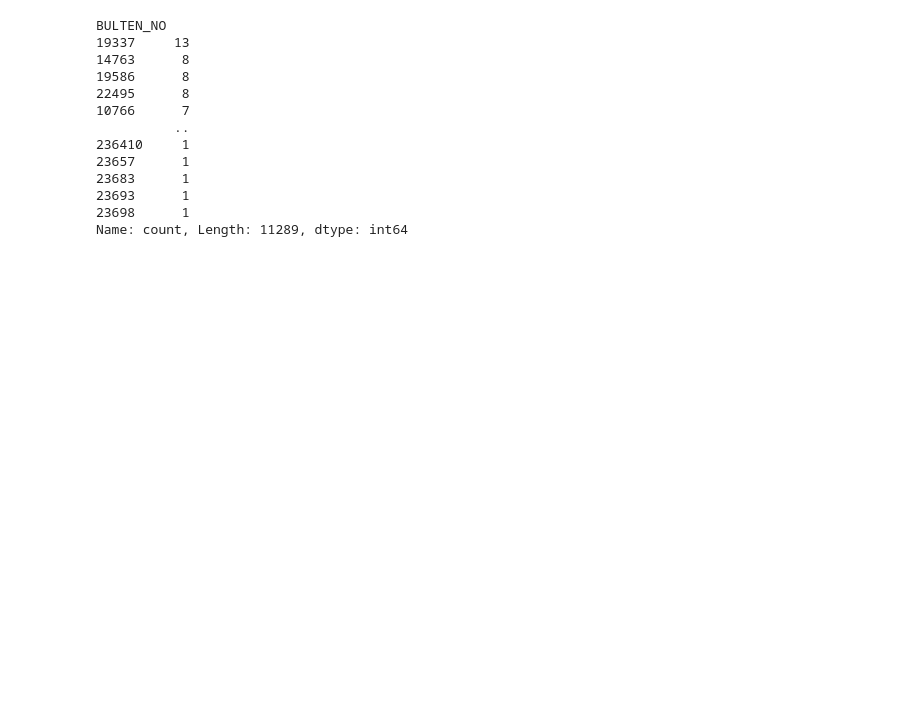
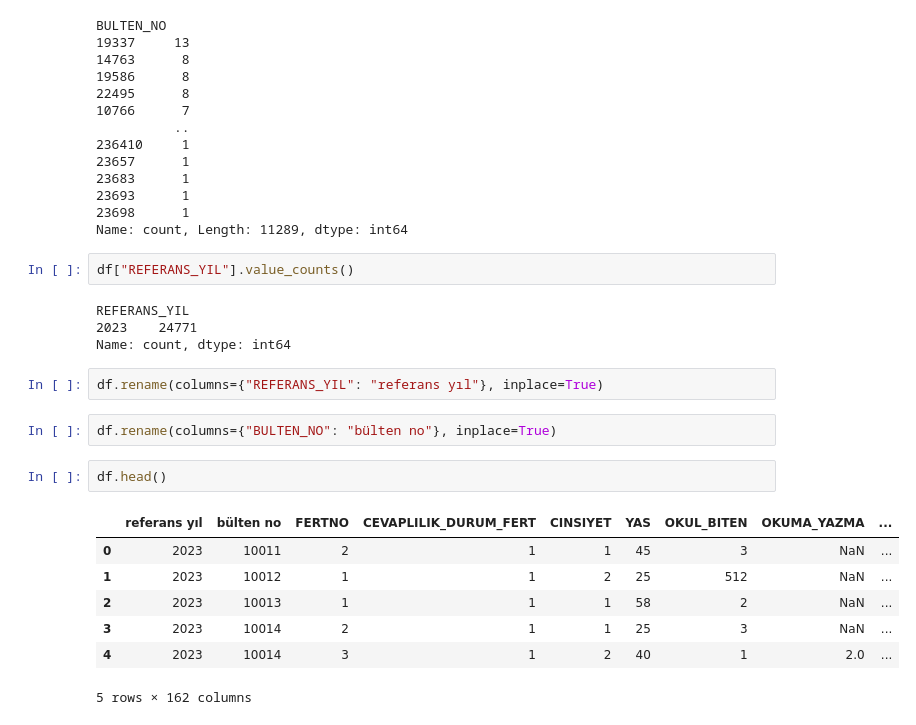
Before and after one commit to dilarasenay/hanehalki-bilisim-teknolojileri-tuik, a Jupyter notebook: 2023yili.ipynb, the cells around one changed output. Drawn from its saved outputs; the diff is of its cells as text; blank space fills up the shorter version.

```diff
--- a/2023yili.ipynb
+++ b/2023yili.ipynb
@@ -28,3 +28,23 @@ BULTEN_NO
 23693      1
 23698      1
 Name: count, Length: 11289, dtype: int64
+# %%
+df["REFERANS_YIL"].value_counts()
+# %% [output]
+REFERANS_YIL
+2023    24771
+Name: count, dtype: int64
+# %%
+df.rename(columns={"REFERANS_YIL": "referans yıl"}, inplace=True)
+# %%
+df.rename(columns={"BULTEN_NO": "bülten no"}, inplace=True)
+# %%
+df.head()
+# %% [output]
+|  | referans yıl | bülten no | FERTNO | CEVAPLILIK_DURUM_FERT | CINSIYET | YAS | OKUL_BITEN | OKUMA_YAZMA | ... |
+| 0 | 2023 | 10011 | 2 | 1 | 1 | 45 | 3 | NaN | ... |
+| 1 | 2023 | 10012 | 1 | 1 | 2 | 25 | 512 | NaN | ... |
+| 2 | 2023 | 10013 | 1 | 1 | 1 | 58 | 2 | NaN | ... |
+| 3 | 2023 | 10014 | 2 | 1 | 1 | 25 | 3 | NaN | ... |
+| 4 | 2023 | 10014 | 3 | 1 | 2 | 40 | 1 | 2.0 | ... |
+5 rows × 162 columns
```
Also changed, not shown: parts of 3 cells of this notebook, 10 other files.
